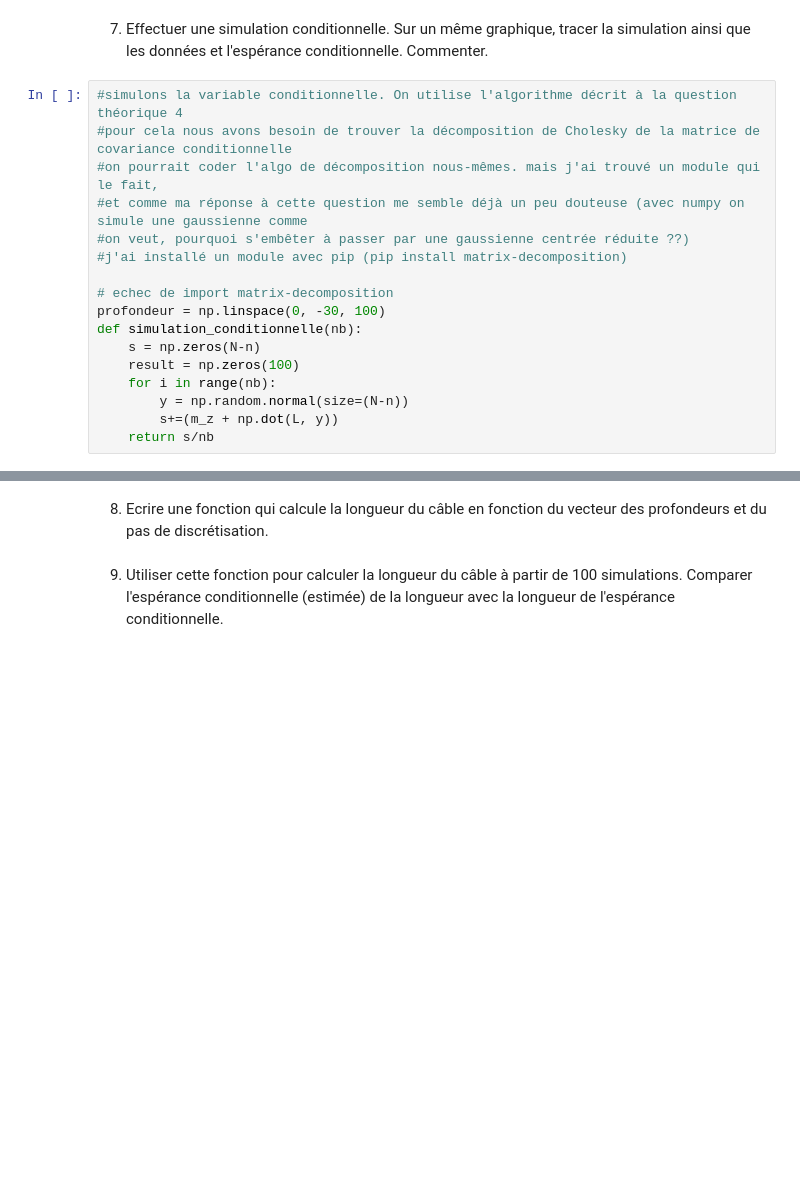
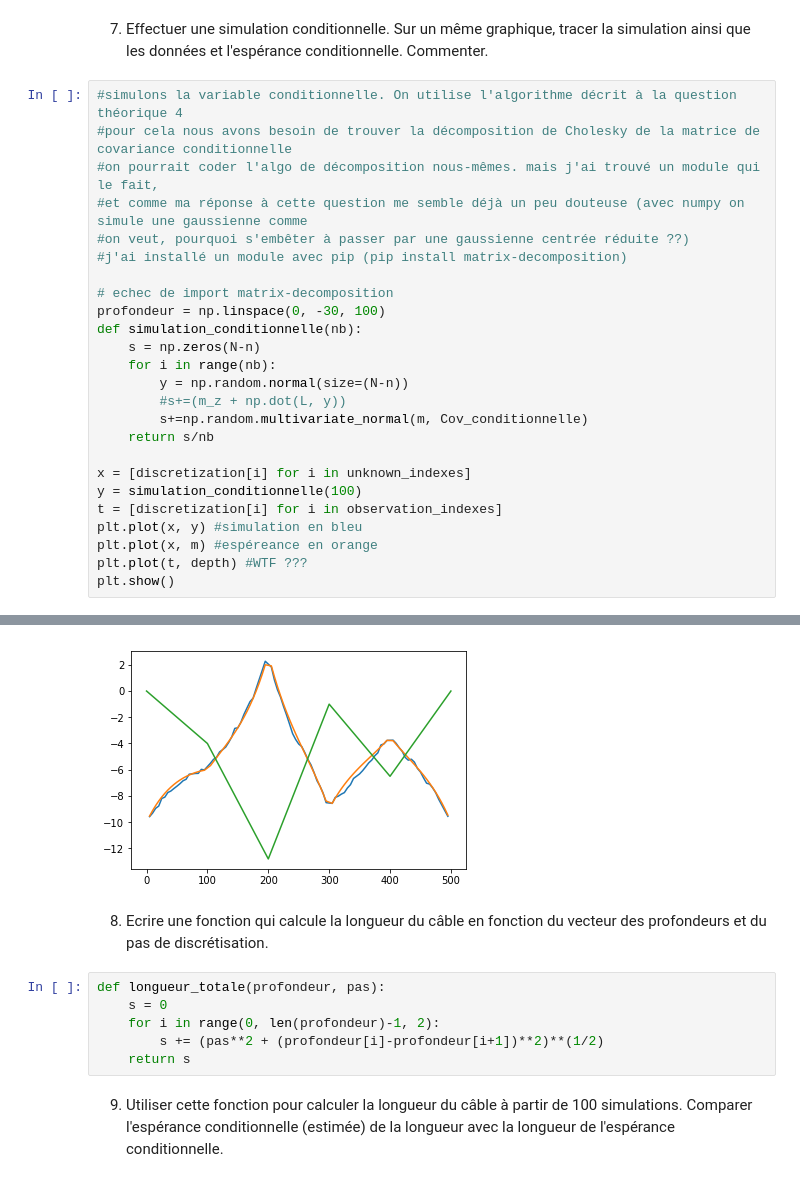
Before and after one commit to MaudRouxSalembien/Probabilites, a Jupyter notebook: Projet numérique de Probabilités.ipynb, the cells around one changed output, grey strips where cells are left out. Saved outputs shown, nothing was run; the diff lists cells and outputs as text; blank space fills up the shorter version.

```diff
--- a/Projet numérique de Probabilités.ipynb
+++ b/Projet numérique de Probabilités.ipynb
@@ -237,9 +237,17 @@ plt.show()
 profondeur = np.linspace(0, -30, 100)
 def simulation_conditionnelle(nb):
     s = np.zeros(N-n)
-    result = np.zeros(100)
     for i in range(nb):
         y = np.random.normal(size=(N-n))
-        s+=(m_z + np.dot(L, y))
+        #s+=(m_z + np.dot(L, y))
+        s+=np.random.multivariate_normal(m, Cov_conditionnelle)
     return s/nb
+
+x = [discretization[i] for i in unknown_indexes]
+y = simulation_conditionnelle(100)
+t = [discretization[i] for i in observation_indexes]
+plt.plot(x, y) #simulation en bleu
+plt.plot(x, m) #espéreance en orange
+plt.plot(t, depth) #WTF ???
+plt.show()
 # %% [output]
@@ -247,5 +254,12 @@ SyntaxError: invalid syntax (<ipython-input-87-fadd6dfa9a1d>, line 8)
+[figure, added]
 # %% [markdown]
 
 8. Ecrire une fonction qui calcule la longueur du câble en fonction du vecteur des profondeurs et du pas de discrétisation.
+# %%
+def longueur_totale(profondeur, pas):
+    s = 0
+    for i in range(0, len(profondeur)-1, 2):
+        s += (pas**2 + (profondeur[i]-profondeur[i+1])**2)**(1/2)
+    return s
 # %% [markdown]
 9. Utiliser cette fonction pour calculer la longueur du câble à partir de 100 simulations. Comparer l'espérance conditionnelle (estimée) de la longueur avec la longueur de l'espérance conditionnelle.
```
Also changed, not shown: parts of 3 cells of this notebook.
